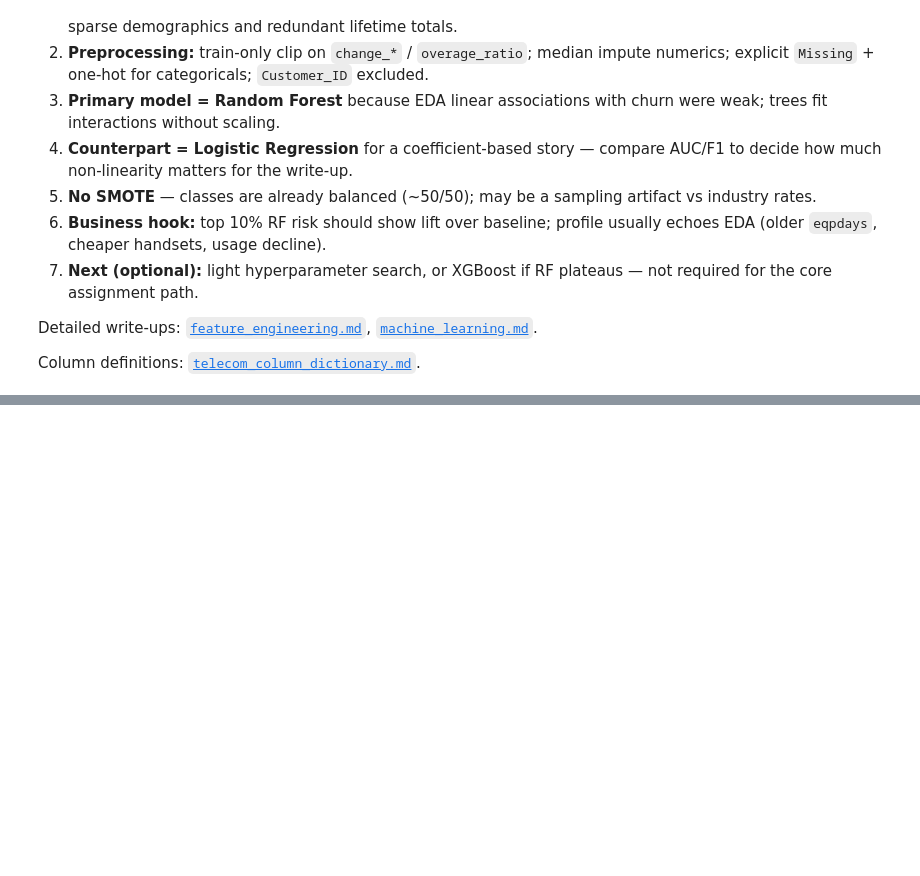
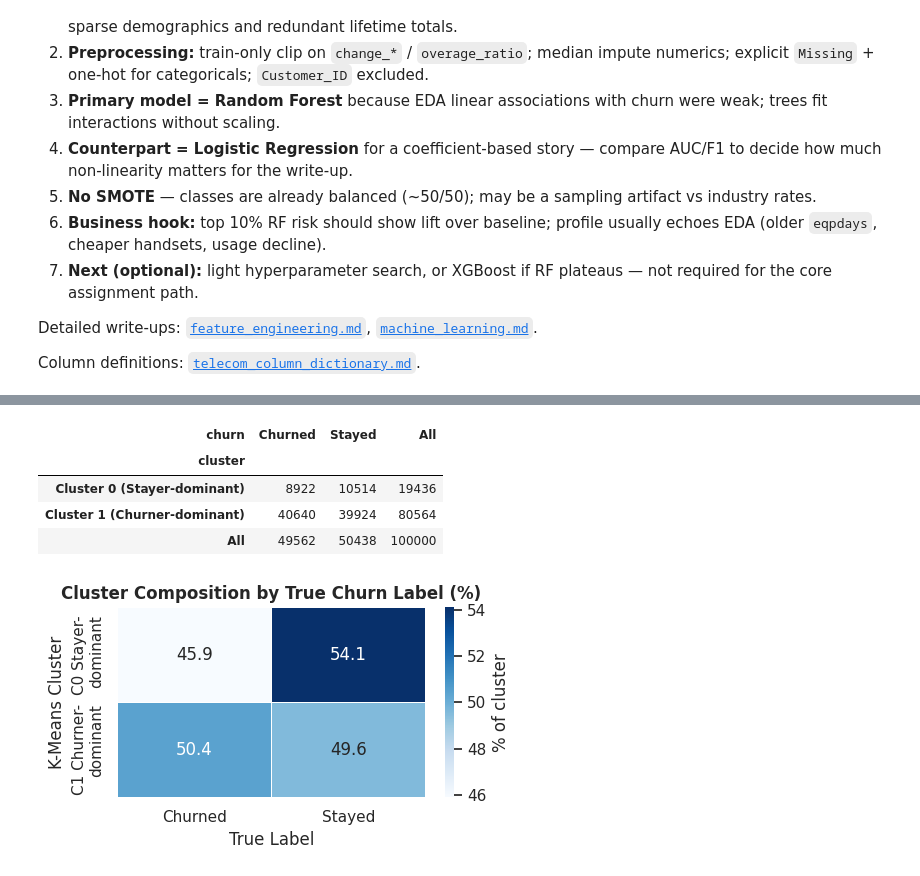
Before and after one commit to farout101/data_mining_ucsy, a Jupyter notebook: notebooks/modeling.ipynb, the cells around one changed output, grey strips where cells are left out. Cells and saved outputs as stored; diff of their text form; code cells hidden in the pictures; blank space fills up the shorter version.

```diff
--- a/notebooks/modeling.ipynb
+++ b/notebooks/modeling.ipynb
@@ -439,0 +853,29 @@ Column definitions: [`telecom_column_dictionary.md`](telecom_column_dictionary.m
+# %%
+# ── 11.  Cluster × Churn label cross-table ───────────────────────────────────
+cross = pd.crosstab(
+    work_cl['cluster'].map({0: 'Cluster 0 (Stayer-dominant)', 1: 'Cluster 1 (Churner-dominant)'}),
+    work_cl['churn'].map({0: 'Stayed', 1: 'Churned'}),
+    margins=True,
+)
+display(cross)
+
+fig, ax = plt.subplots(figsize=(5, 3))
+ct_pct = pd.crosstab(
+    work_cl['cluster'].map({0: 'C0 Stayer-\ndominant', 1: 'C1 Churner-\ndominant'}),
+    work_cl['churn'].map({0: 'Stayed', 1: 'Churned'}),
+    normalize='index',
+) * 100
+sns.heatmap(ct_pct, annot=True, fmt='.1f', cmap='Blues', linewidths=0.5,
+            cbar_kws={'label': '% of cluster'}, ax=ax)
+ax.set_title('Cluster Composition by True Churn Label (%)', fontweight='bold')
+ax.set_xlabel('True Label')
+ax.set_ylabel('K-Means Cluster')
+plt.tight_layout()
+plt.show()
+# %% [output]
+| churn | Churned | Stayed | All |
+| cluster |  |  |  |
+| Cluster 0 (Stayer-dominant) | 8922 | 10514 | 19436 |
+| Cluster 1 (Churner-dominant) | 40640 | 39924 | 80564 |
+| All | 49562 | 50438 | 100000 |
+[figure, added]
```
Also changed, not shown: parts of 14 cells of this notebook, 2 other files.
